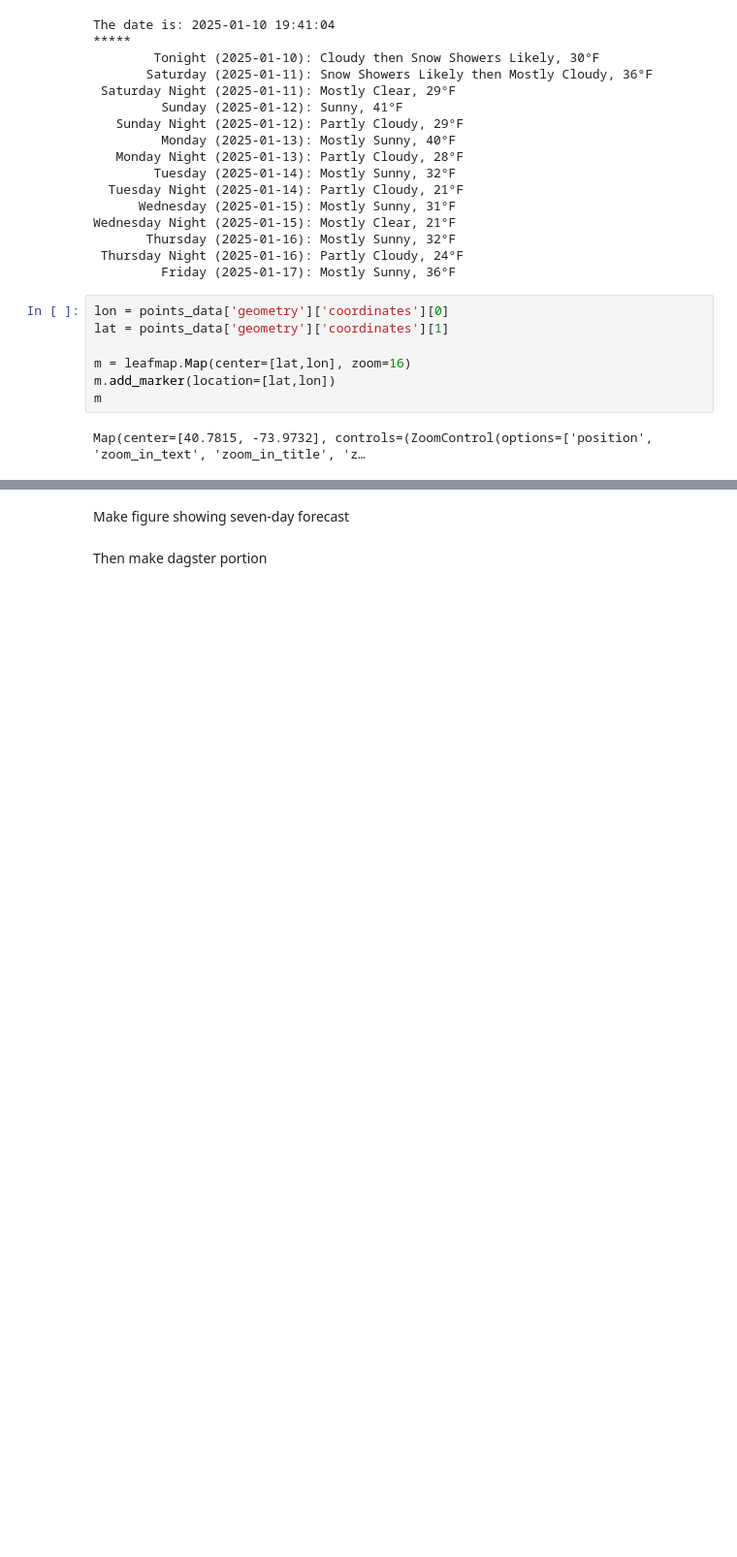
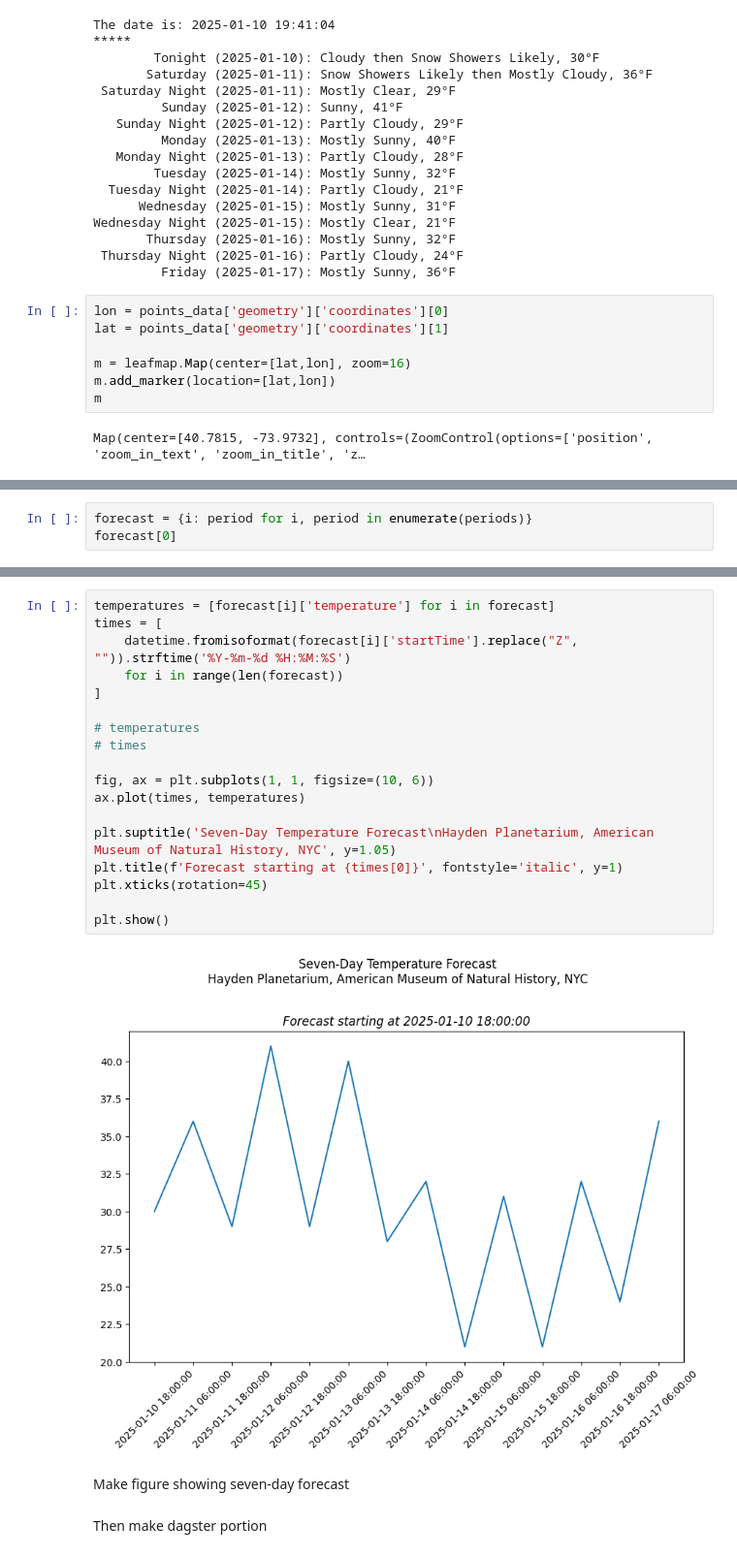
Before and after one commit to sralter/dagster_ncei, a Jupyter notebook: 1.ipynb, the cells around one changed output, grey strips where cells are left out. Shown: that part at 97% size. Cells and saved outputs as stored; diff of their text form; blank space fills up the shorter version.

Commit message:
make simple figure

```diff
--- a/1.ipynb
+++ b/1.ipynb
@@ -144,0 +121,3 @@ points_data['properties']
+# %%
+forecast = {i: period for i, period in enumerate(periods)}
+forecast[0]
@@ -145,3 +139,23 @@ points_data['properties']
+# %%
+temperatures = [forecast[i]['temperature'] for i in forecast]
+times = [
+    datetime.fromisoformat(forecast[i]['startTime'].replace("Z", "")).strftime('%Y-%m-%d %H:%M:%S')
+    for i in range(len(forecast))
+]
+
+# temperatures
+# times
+
+fig, ax = plt.subplots(1, 1, figsize=(10, 6))
+ax.plot(times, temperatures)
+
+plt.suptitle('Seven-Day Temperature Forecast\nHayden Planetarium, American Museum of Natural History, NYC', y=1.05)
+plt.title(f'Forecast starting at {times[0]}', fontstyle='italic', y=1)
+plt.xticks(rotation=45)
+
+plt.show()
+# %% [output]
+[figure, added]
 # %% [markdown]
 Make figure showing seven-day forecast
 # %% [markdown]
```
Also changed, not shown: parts of 3 cells of this notebook.
